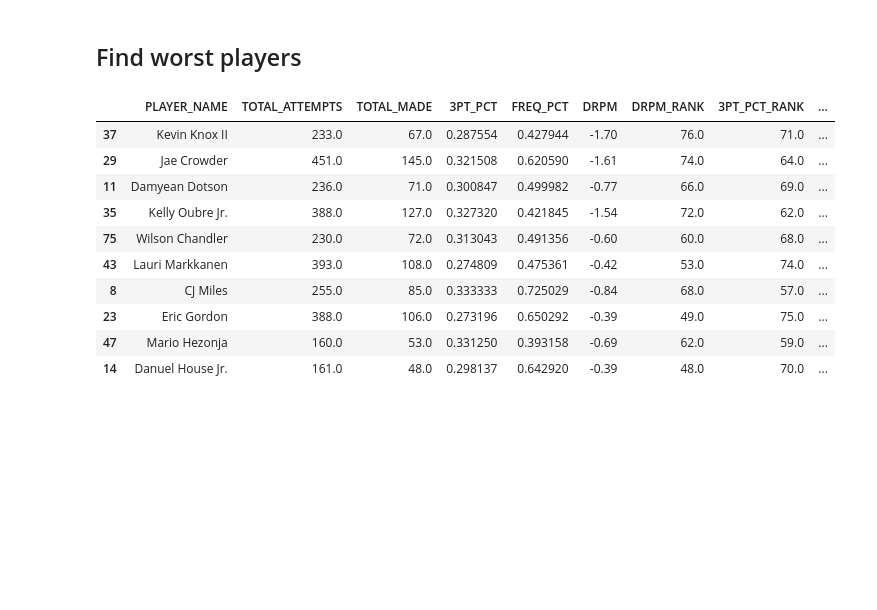
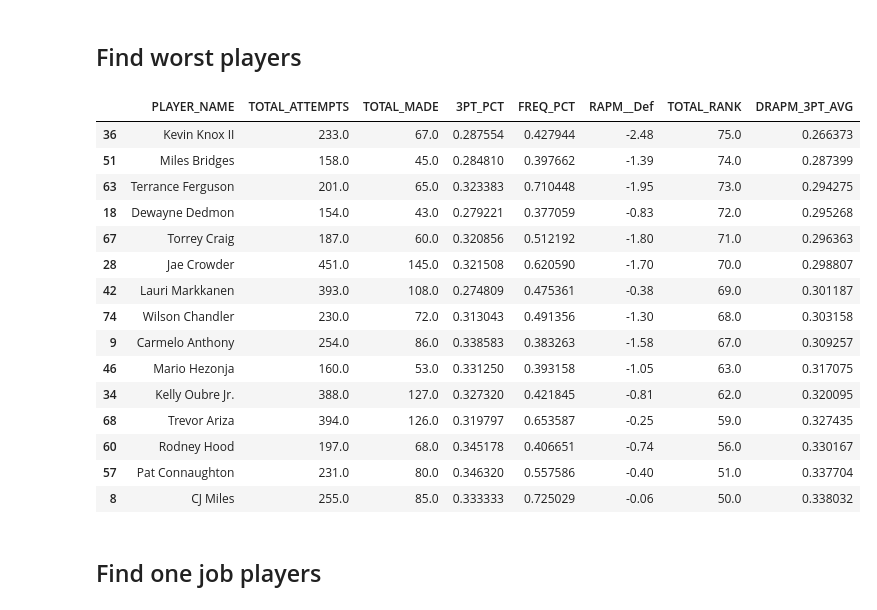
Before and after one commit to ryoyop/Baketball, a Jupyter notebook: best_3_&_d.ipynb, the cells around one changed output. Saved outputs shown, nothing was run; the diff lists cells and outputs as text; code cells hidden in the pictures; blank space fills up the shorter version.

```diff
--- a/best_3_&_d.ipynb
+++ b/best_3_&_d.ipynb
@@ -490,0 +493,23 @@ plt.show()
+# %%
+rapm_3pt_usg_df = usage_3pt_merge.merge(rapm_df,on="PLAYER_NAME")
+rapm_3pt_usg_df = rapm_3pt_usg_df.sort_values("RAPM__Def")
+rapm_3pt_usg_df = rapm_3pt_usg_df[rapm_3pt_usg_df["PLAYER_NAME"].isin(["Pat Connaughton","Trey Lyles","Danilo Gallinari","Tim Hardaway Jr.","Markieff Morris","Bojan Bogdanovic","OG Anunoby","Jaylen Brown","Langston Galloway","Mikal Bridges","DeMarre Carroll","Kyle Kuzma"])]
+                                                                    # 20 , 15
+ax = rapm_3pt_usg_df.plot.scatter(x="3PT_PCT",y="RAPM__Def",figsize=(10,7))
+ax.add_patch(Rectangle((min_shot_pct,min_drpm), avg_shooting_pct - min_shot_pct , abs(avg_rapm - min_drpm),color='red',alpha=alpha))
+ax.add_patch(Rectangle((min_shot_pct,avg_rapm), avg_shooting_pct - min_shot_pct , abs(max_drpm - avg_rapm),color='yellow',alpha=alpha))
+ax.add_patch(Rectangle((avg_shooting_pct,min_drpm), max_shot_pct - avg_shooting_pct , abs(avg_rapm - min_drpm),color='yellow',alpha=alpha))
+ax.add_patch(Rectangle((avg_shooting_pct,avg_rapm), max_shot_pct - avg_shooting_pct , abs(max_drpm - avg_rapm),color='green',alpha=alpha))
+ax.set_ylim(-3,3)
+for i, txt in enumerate(rapm_3pt_usg_df.PLAYER_NAME):
+    last_name_cnt = rapm_3pt_usg_df[rapm_3pt_usg_df["PLAYER_NAME"].str.contains(" " + txt.split(" ")[1])].count()["primaryKey"]
+
+    if(last_name_cnt > 1): # take first name and last name
+        name = txt.split(" ")[0][0] + "." + txt.split(" ")[1]
+    else: # take last name
+        name = txt.split(" ")[1]
+
+    ax.annotate( name, (rapm_3pt_usg_df["3PT_PCT"].iat[i],rapm_3pt_usg_df["RAPM__Def"].iat[i]),\
+                xytext=(rapm_3pt_usg_df["3PT_PCT"].iat[i],rapm_3pt_usg_df["RAPM__Def"].iat[i]), textcoords='data',rotation=0)
+
+plt.show()
@@ -500,2 +520,12 @@ rpm_3pt_usg_df_ranking = rpm_3pt_usg_df_ranking[["PLAYER_NAME","TOTAL_ATTEMPTS",
+# %%
+from sklearn.preprocessing import MinMaxScaler
+import math
+rapm_3pt_usg_df_ranking = rapm_3pt_usg_df
+scaler=MinMaxScaler(feature_range=(rapm_3pt_usg_df["3PT_PCT"].min(),rapm_3pt_usg_df["3PT_PCT"].max()))
+rapm_3pt_usg_df_ranking["DRAPM_NORMALIZE"]=scaler.fit_transform(rapm_3pt_usg_df_ranking[["RAPM__Def"]])
+rapm_3pt_usg_df_ranking["DRAPM_3PT_AVG"] = (rapm_3pt_usg_df_ranking["DRAPM_NORMALIZE"] * rapm_3pt_usg_df_ranking["3PT_PCT"]) ** 0.5
+# %%
+rapm_3pt_usg_df_ranking["TOTAL_RANK"] = rapm_3pt_usg_df_ranking["DRAPM_3PT_AVG"].rank(method='first',ascending=False)
+rapm_3pt_usg_df_ranking = rapm_3pt_usg_df_ranking[["PLAYER_NAME","TOTAL_ATTEMPTS","TOTAL_MADE","3PT_PCT","FREQ_PCT","RAPM__Def","TOTAL_RANK","DRAPM_3PT_AVG"]]
 # %% [markdown]
 ## Find best players
@@ -530,14 +557,24 @@ rpm_3pt_usg_df_ranking_worst = rpm_3pt_usg_df_ranking_worst[rpm_3pt_usg_df_ranki
+# %%
+rapm_3pt_usg_df_ranking_worst = rapm_3pt_usg_df_ranking[rapm_3pt_usg_df_ranking["RAPM__Def"] < avg_rapm]
+rapm_3pt_usg_df_ranking_worst = rapm_3pt_usg_df_ranking_worst[rapm_3pt_usg_df_ranking["3PT_PCT"] < avg_shooting_pct]
 # %%
-rpm_3pt_usg_df_ranking_worst.sort_values("TOTAL_RANK",ascending=False).head(10)
+rapm_3pt_usg_df_ranking_worst.sort_values("TOTAL_RANK",ascending=False).head(20)
 # %% [output]
-|  | PLAYER_NAME | TOTAL_ATTEMPTS | TOTAL_MADE | 3PT_PCT | FREQ_PCT | DRPM | DRPM_RANK | 3PT_PCT_RANK | ... |
-| 37 | Kevin Knox II | 233.0 | 67.0 | 0.287554 | 0.427944 | -1.70 | 76.0 | 71.0 | ... |
-| 29 | Jae Crowder | 451.0 | 145.0 | 0.321508 | 0.620590 | -1.61 | 74.0 | 64.0 | ... |
-| 11 | Damyean Dotson | 236.0 | 71.0 | 0.300847 | 0.499982 | -0.77 | 66.0 | 69.0 | ... |
-| 35 | Kelly Oubre Jr. | 388.0 | 127.0 | 0.327320 | 0.421845 | -1.54 | 72.0 | 62.0 | ... |
-| 75 | Wilson Chandler | 230.0 | 72.0 | 0.313043 | 0.491356 | -0.60 | 60.0 | 68.0 | ... |
-| 43 | Lauri Markkanen | 393.0 | 108.0 | 0.274809 | 0.475361 | -0.42 | 53.0 | 74.0 | ... |
-| 8 | CJ Miles | 255.0 | 85.0 | 0.333333 | 0.725029 | -0.84 | 68.0 | 57.0 | ... |
-| 23 | Eric Gordon | 388.0 | 106.0 | 0.273196 | 0.650292 | -0.39 | 49.0 | 75.0 | ... |
-| 47 | Mario Hezonja | 160.0 | 53.0 | 0.331250 | 0.393158 | -0.69 | 62.0 | 59.0 | ... |
-| 14 | Danuel House Jr. | 161.0 | 48.0 | 0.298137 | 0.642920 | -0.39 | 48.0 | 70.0 | ... |
+|  | PLAYER_NAME | TOTAL_ATTEMPTS | TOTAL_MADE | 3PT_PCT | FREQ_PCT | RAPM__Def | TOTAL_RANK | DRAPM_3PT_AVG |
+| 36 | Kevin Knox II | 233.0 | 67.0 | 0.287554 | 0.427944 | -2.48 | 75.0 | 0.266373 |
+| 51 | Miles Bridges | 158.0 | 45.0 | 0.284810 | 0.397662 | -1.39 | 74.0 | 0.287399 |
+| 63 | Terrance Ferguson | 201.0 | 65.0 | 0.323383 | 0.710448 | -1.95 | 73.0 | 0.294275 |
+| 18 | Dewayne Dedmon | 154.0 | 43.0 | 0.279221 | 0.377059 | -0.83 | 72.0 | 0.295268 |
+| 67 | Torrey Craig | 187.0 | 60.0 | 0.320856 | 0.512192 | -1.80 | 71.0 | 0.296363 |
+| 28 | Jae Crowder | 451.0 | 145.0 | 0.321508 | 0.620590 | -1.70 | 70.0 | 0.298807 |
+| 42 | Lauri Markkanen | 393.0 | 108.0 | 0.274809 | 0.475361 | -0.38 | 69.0 | 0.301187 |
+| 74 | Wilson Chandler | 230.0 | 72.0 | 0.313043 | 0.491356 | -1.30 | 68.0 | 0.303158 |
+| 9 | Carmelo Anthony | 254.0 | 86.0 | 0.338583 | 0.383263 | -1.58 | 67.0 | 0.309257 |
+| 46 | Mario Hezonja | 160.0 | 53.0 | 0.331250 | 0.393158 | -1.05 | 63.0 | 0.317075 |
+| 34 | Kelly Oubre Jr. | 388.0 | 127.0 | 0.327320 | 0.421845 | -0.81 | 62.0 | 0.320095 |
+| 68 | Trevor Ariza | 394.0 | 126.0 | 0.319797 | 0.653587 | -0.25 | 59.0 | 0.327435 |
+| 60 | Rodney Hood | 197.0 | 68.0 | 0.345178 | 0.406651 | -0.74 | 56.0 | 0.330167 |
+| 57 | Pat Connaughton | 231.0 | 80.0 | 0.346320 | 0.557586 | -0.40 | 51.0 | 0.337704 |
+| 8 | CJ Miles | 255.0 | 85.0 | 0.333333 | 0.725029 | -0.06 | 50.0 | 0.338032 |
+# %% [markdown]
+## Find one job players
```
Also changed, not shown: parts of 25 cells of this notebook, 3 other files.
